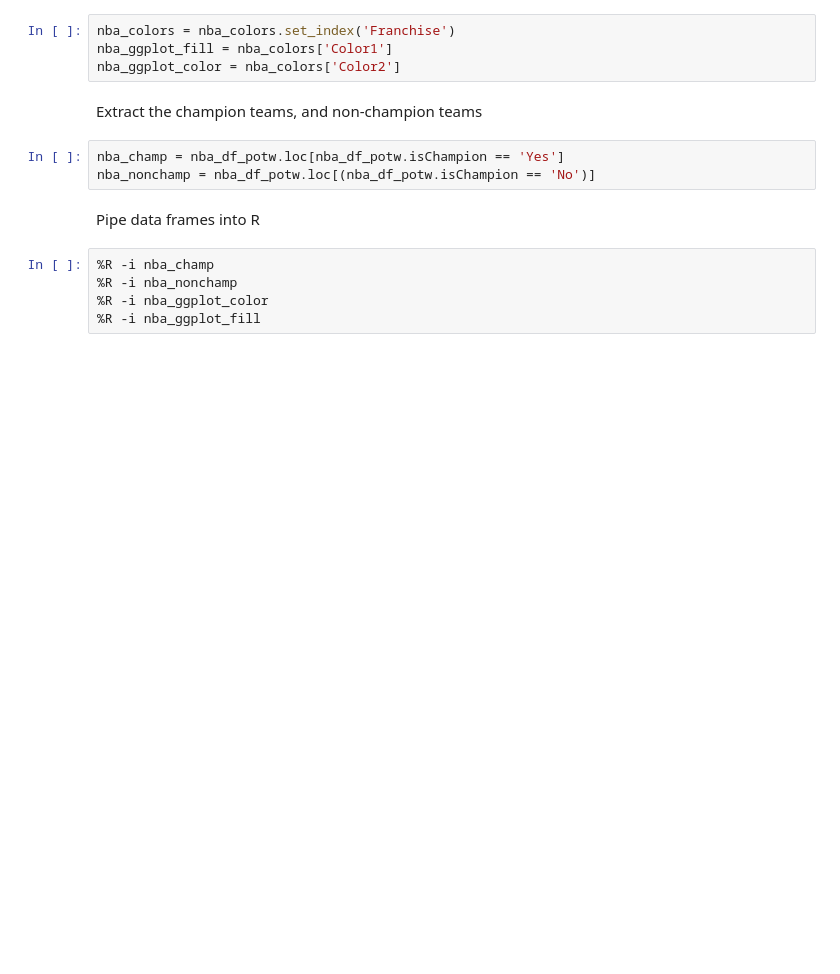
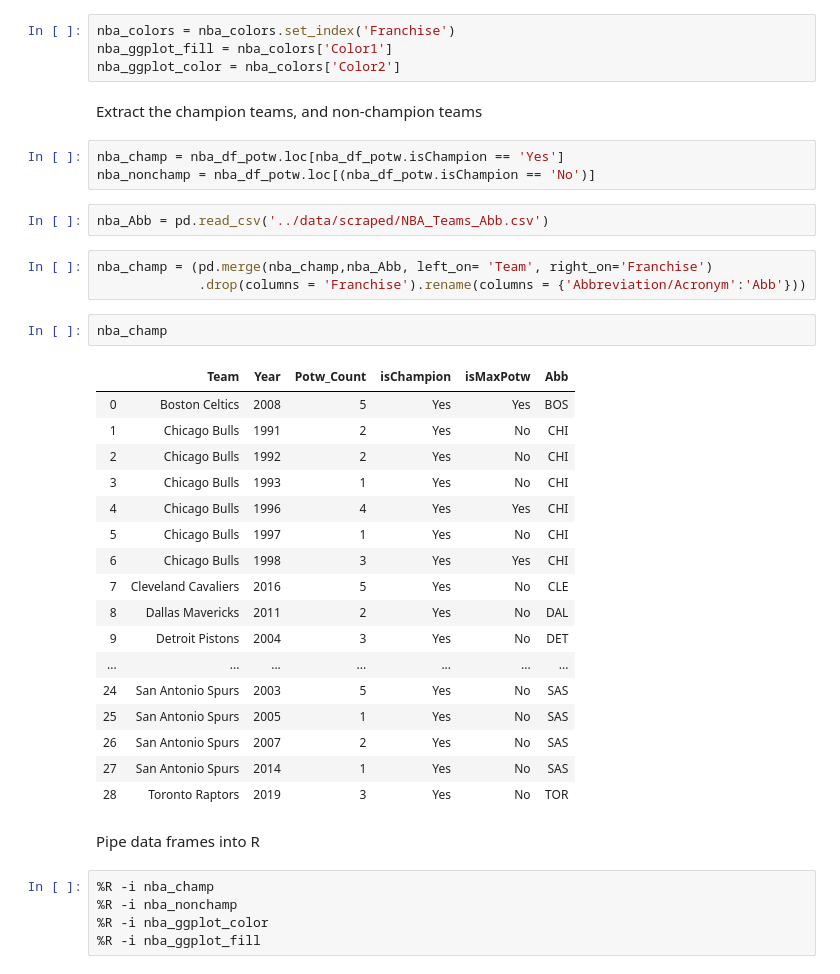
Before and after one commit to chunheisiu/NBA-POTW-Visualization, a Jupyter notebook: notebooks/_ggplot_3.ipynb, the cells around one changed output. Saved outputs shown, nothing was run; the diff lists cells and outputs as text; blank space fills up the shorter version.

```diff
--- a/notebooks/_ggplot_3.ipynb
+++ b/notebooks/_ggplot_3.ipynb
@@ -73,6 +73,31 @@ Extract the champion teams, and non-champion teams
 # %%
 nba_champ = nba_df_potw.loc[nba_df_potw.isChampion == 'Yes']
 nba_nonchamp = nba_df_potw.loc[(nba_df_potw.isChampion == 'No')]
+# %%
+nba_Abb = pd.read_csv('../data/scraped/NBA_Teams_Abb.csv')
+# %%
+nba_champ = (pd.merge(nba_champ,nba_Abb, left_on= 'Team', right_on='Franchise')
+             .drop(columns = 'Franchise').rename(columns = {'Abbreviation/Acronym':'Abb'}))
+# %%
+nba_champ
+# %% [output]
+|  | Team | Year | Potw_Count | isChampion | isMaxPotw | Abb |
+| 0 | Boston Celtics | 2008 | 5 | Yes | Yes | BOS |
+| 1 | Chicago Bulls | 1991 | 2 | Yes | No | CHI |
+| 2 | Chicago Bulls | 1992 | 2 | Yes | No | CHI |
+| 3 | Chicago Bulls | 1993 | 1 | Yes | No | CHI |
+| 4 | Chicago Bulls | 1996 | 4 | Yes | Yes | CHI |
+| 5 | Chicago Bulls | 1997 | 1 | Yes | No | CHI |
+| 6 | Chicago Bulls | 1998 | 3 | Yes | Yes | CHI |
+| 7 | Cleveland Cavaliers | 2016 | 5 | Yes | No | CLE |
+| 8 | Dallas Mavericks | 2011 | 2 | Yes | No | DAL |
+| 9 | Detroit Pistons | 2004 | 3 | Yes | No | DET |
+| ... | ... | ... | ... | ... | ... | ... |
+| 24 | San Antonio Spurs | 2003 | 5 | Yes | No | SAS |
+| 25 | San Antonio Spurs | 2005 | 1 | Yes | No | SAS |
+| 26 | San Antonio Spurs | 2007 | 2 | Yes | No | SAS |
+| 27 | San Antonio Spurs | 2014 | 1 | Yes | No | SAS |
+| 28 | Toronto Raptors | 2019 | 3 | Yes | No | TOR |
 # %% [markdown]
 Pipe data frames into R
 # %%
```
Also changed, not shown: parts of 1 cell of this notebook.
